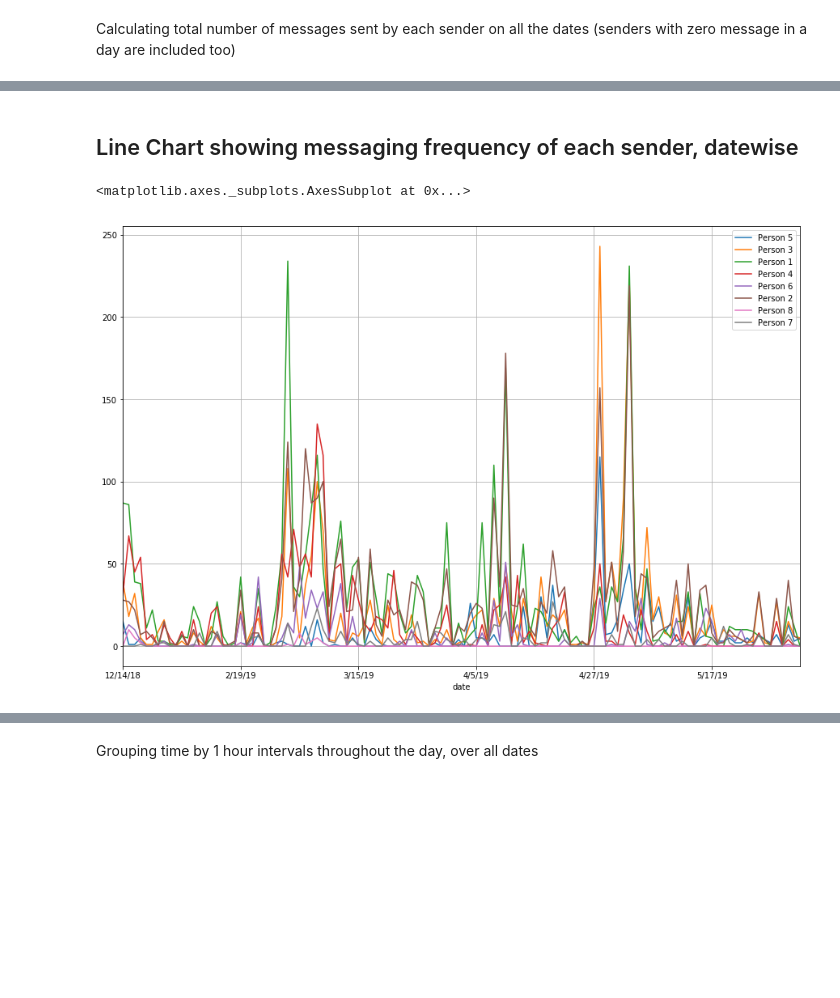
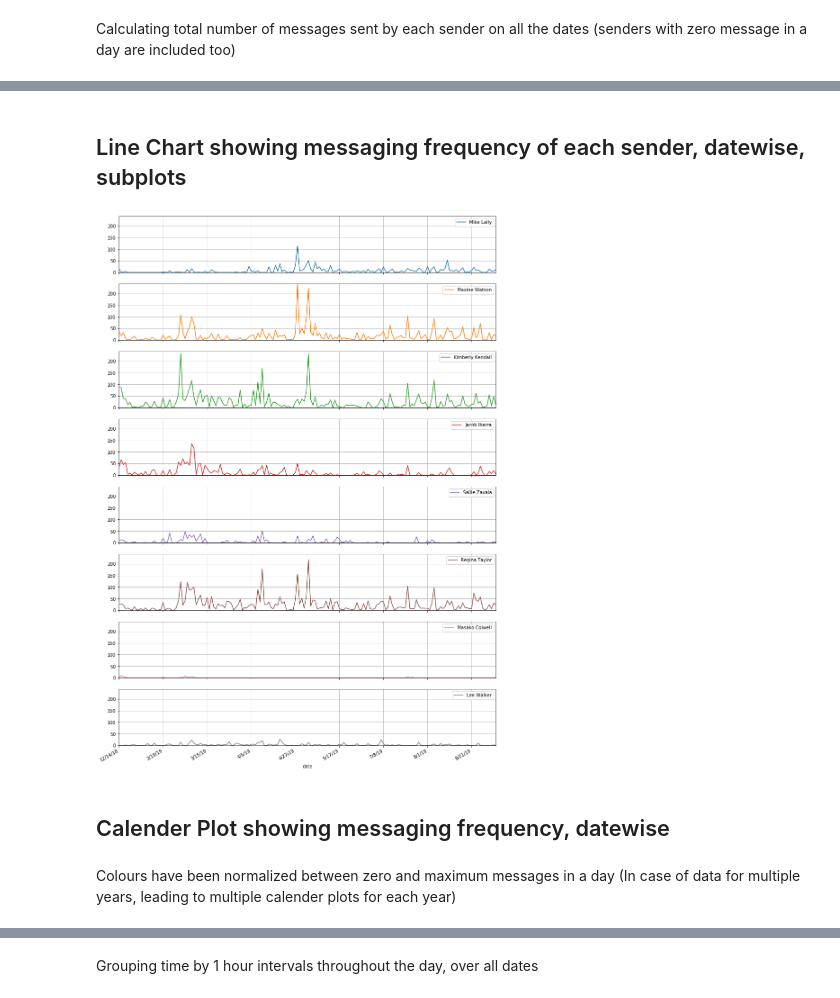
Before and after one commit to Kinjalrk2k/Visualizing-WhatsApp-Chats, a Jupyter notebook: Wp.ipynb, the cells around one changed output, grey strips where cells are left out. Drawn from its saved outputs; the diff is of its cells as text; code cells hidden in the pictures; blank space fills up the shorter version.

Commit message:
Added Calendar Plots

```diff
--- a/Wp.ipynb
+++ b/Wp.ipynb
@@ -78,0 +73,3 @@ print(senders)
+# %%
+senders = df['sender'].unique().tolist()
+print(senders)
@@ -78,0 +78,17 @@ print(senders)
+# %%
+!pip install names
+
+# using pseudo names to hide the indentidy of the senders
+import names
+
+pseudo_name_list = set()
+
+while len(pseudo_name_list) < len(senders):
+    pseudo_name_list.add(names.get_full_name())
+
+pseudo_name_list = list(pseudo_name_list)
+
+for i in range(len(senders)):
+    df.replace(to_replace=senders[i], value=pseudo_name_list[i], inplace=True)
+
+senders = pseudo_name_list
@@ -108,22 +145,18 @@ sender_msg_count.plot(kind = 'pie', figsize = (10, 10))
 # %% [markdown]
 Calculating the total number of messages datewise, storing it in another Pandas DataFrame
 # %%
-dates = []
-for d in df['date'].unique():
-    dates.append(d)
+dates = df['date'].unique().tolist() # data list
 # print(dates)
 
-msgs = []
+temp_dict = {'date': dates, 'msg': []} # no. of msg by date
 for d in dates:
     c = 0
     for f in df['date']:
         if d == f:
             c += 1
-    msgs.append(c)
-# print(msgs)
+    temp_dict['msg'].append(c)
 
-temp_dict = {'date': dates, 'msg': msgs}
 # print(temp_dict)
 
 datewise_msg_count = pd.DataFrame(data=temp_dict)
-# datewise_msg_count
+# datewise_msg_count.head()
@@ -172,7 +209,18 @@ senderwise_datewise_msg_count = pd.DataFrame(data=temp_dict_2)
 # %% [markdown]
-## Line Chart showing messaging frequency of each sender, datewise
+## Line Chart showing messaging frequency of each sender, datewise, subplots
+# %%
+# finding maximum message in a day over all senders to set a uniform limit in y axis
+max_list = []
+for s in senders:
+    max_list.append(senderwise_datewise_msg_count[s].max())
+
+ymax = max(max_list)
 # %%
-senderwise_datewise_msg_count.plot(x='date', kind = 'line', figsize = (15, 10), grid = True)
+senderwise_datewise_msg_count.plot(x='date', ylim=(0,ymax), kind = 'line', figsize = (15, (3*len(senders))), grid = True, subplots=True)
+plt.show()
 # %% [output]
-<matplotlib.axes._subplots.AxesSubplot at 0x...>
-[figure, old version]
+[figure, new version]
+# %% [markdown]
+## Calender Plot showing messaging frequency, datewise
+# %% [markdown]
+Colours have been normalized between zero and maximum messages in a day (In case of data for multiple years, leading to multiple calender plots for each year)
```
Also changed, not shown: parts of 42 cells of this notebook.
